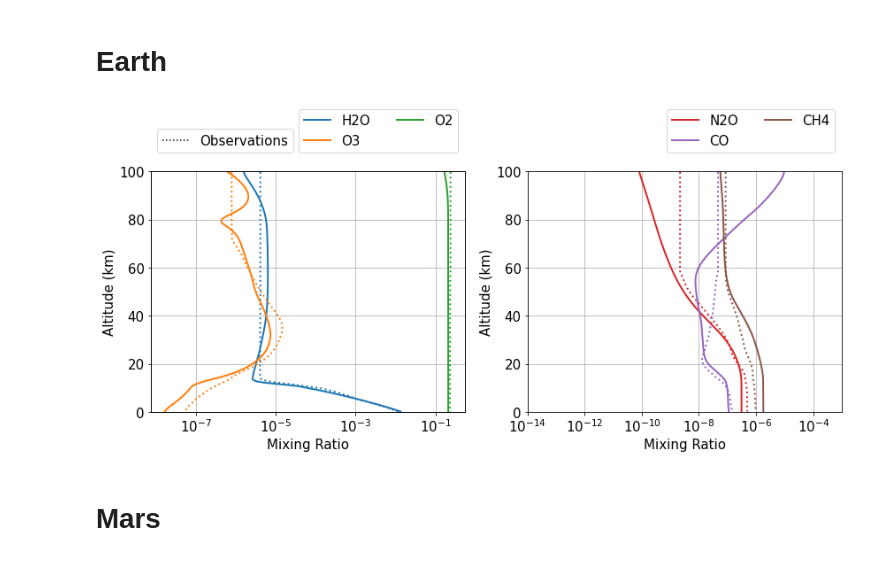
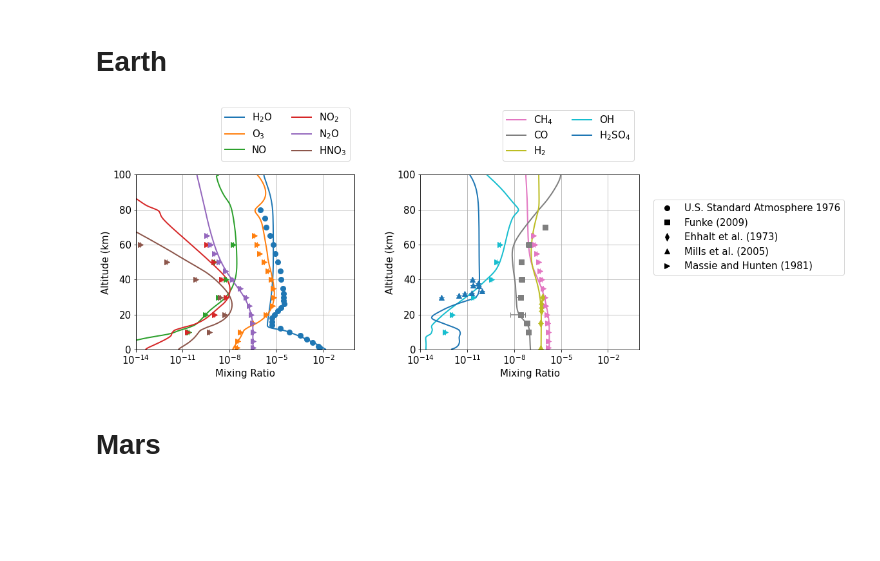
Before and after one commit to Nicholaswogan/photochem, a Jupyter notebook: examples/comparison2observations.ipynb, the cells around one changed output. Saved outputs shown, nothing was run; the diff lists cells and outputs as text; code cells hidden in the pictures; blank space fills up the shorter version.

Commit message:
updated templates. updated comparison to observations

```diff
--- a/examples/comparison2observations.ipynb
+++ b/examples/comparison2observations.ipynb
@@ -25,0 +18,12 @@ from planetary_atmosphere_observations.utils import retrieve_species
+# %%
+from planetary_atmosphere_observations.utils import retrieve_species
+
+def get_citations(species, data, markers=['o','s','d','^','>']):
+    citations = []
+    for i,sp in enumerate(species):
+        entry = retrieve_species(sp, data)
+        for a in entry:
+            citations.append(a['citation'])
+    citations = list(set(citations))
+    cit = {citations[i]: markers[i] for i in range(len(citations))}
+    return cit
@@ -44,49 +52,62 @@ pc.destroy_stepper()
 # %%
 plt.rcParams.update({'font.size': 15})
 fig,[ax,ax1] = plt.subplots(1,2,figsize=[14,5])
 fig.patch.set_facecolor("w")
 
 sol = pc.mole_fraction_dict()
 
-species = ['H2O','O3','O2']
-for i,sp in enumerate(species):
-    ax.plot(sol[sp],sol['alt'],'C'+str(i)+'-',label=sp,lw=2)
+species1 = ['H2O','O3','NO','NO2','N2O','HNO3']
+labels1 = ['H$_2$O','O$_3$','NO','NO$_2$','N$_2$O','HNO$_3$']
+species2 = ['CH4','CO','H2','OH','H2SO4']
+labels2 = ['CH$_4$','CO','H$_2$','OH','H$_2$SO$_4$']
+
+cit = get_citations(species1+species2,earth)
+citations = [key for key in cit.keys()]
+
+ax2 = ax.twinx()
+for c in citations:
+    ax2.errorbar([],[],\
+                    c='k',marker=cit[c],ls='',capsize=4,ms=8,label=c)
+ax2.set_yticks([])
+ax2.legend(ncol=1,bbox_to_anchor=(2.8,.4),loc='lower center')
+
+# now we can plot
+for i,sp in enumerate(species1):
+    ax.plot(sol[sp],sol['alt'],label=labels1[i],lw=2)
     entry = retrieve_species(sp,earth)
-    for en in entry:
-        alt = [P2alt(P) for P in en['P']]
-        ax.plot(en['mix'],alt,'C'+str(i)+':',lw=2)
+    for j,en in enumerate(entry):
+        ax.errorbar(en['mix'],en['alt'],xerr = en['mix-err'],yerr = en['mix-err'],\
+                    c='C'+str(i),marker=cit[en['citation']],ls='',capsize=4,ms=8)
 
 ax.grid()
 ax.set_ylim(0,100)
+ax.set_xlim(1e-14,1)
 ax.set_xscale('log')
 ax.legend(ncol=2,bbox_to_anchor=(1,1.05),loc='lower right')
 ax.set_xlabel('Mixing Ratio')
 ax.set_ylabel('Altitude (km)')
 
-species = ['N2O','CO','CH4']
-for i,sp in enumerate(species):
-    ax1.plot(sol[sp],sol['alt'],'C'+str(i+3),label=sp,lw=2)
+kk = len(species1)
+for i,sp in enumerate(species2):
+    ax1.plot(sol[sp],sol['alt'],'C'+str(i+kk),label=labels2[i],lw=2)
     entry = retrieve_species(sp,earth)
-    for en in entry:
-        alt = [P2alt(P) for P in en['P']]
-        ax1.plot(en['mix'],alt,'C'+str(i+3)+':',lw=2)
+    for j,en in enumerate(entry):
+        ax1.errorbar(en['mix'],en['alt'],xerr = en['mix-err'],yerr = en['mix-err'],\
+                    c='C'+str(i+kk),marker=cit[en['citation']],ls='',capsize=4,ms=8)
 
 ax1.grid()
 ax1.set_ylim(0,100)
-ax1.set_xlim(1e-14,1e-3)
+ax1.set_xlim(1e-14,1)
 ax1.set_xscale('log')
 ax1.legend(ncol=2,bbox_to_anchor=(1,1.05),loc='lower right')
 ax1.set_xlabel('Mixing Ratio')
 ax1.set_ylabel('Altitude (km)')
 
-ax2 = ax.twinx()
-ax2.plot([],[], c='k',ls=':',label="Observations")
-ax2.set_yticks([])
-ax2.legend(ncol=2,bbox_to_anchor=(0,1.05),loc='lower left')
+plt.subplots_adjust(wspace=.3)
 
 plt.show()
 # %% [output]
-[figure, old version]
+[figure, new version]
 # %% [markdown]
 # Mars
 # %%
```
Also changed, not shown: parts of 8 cells of this notebook, 5 other files.
